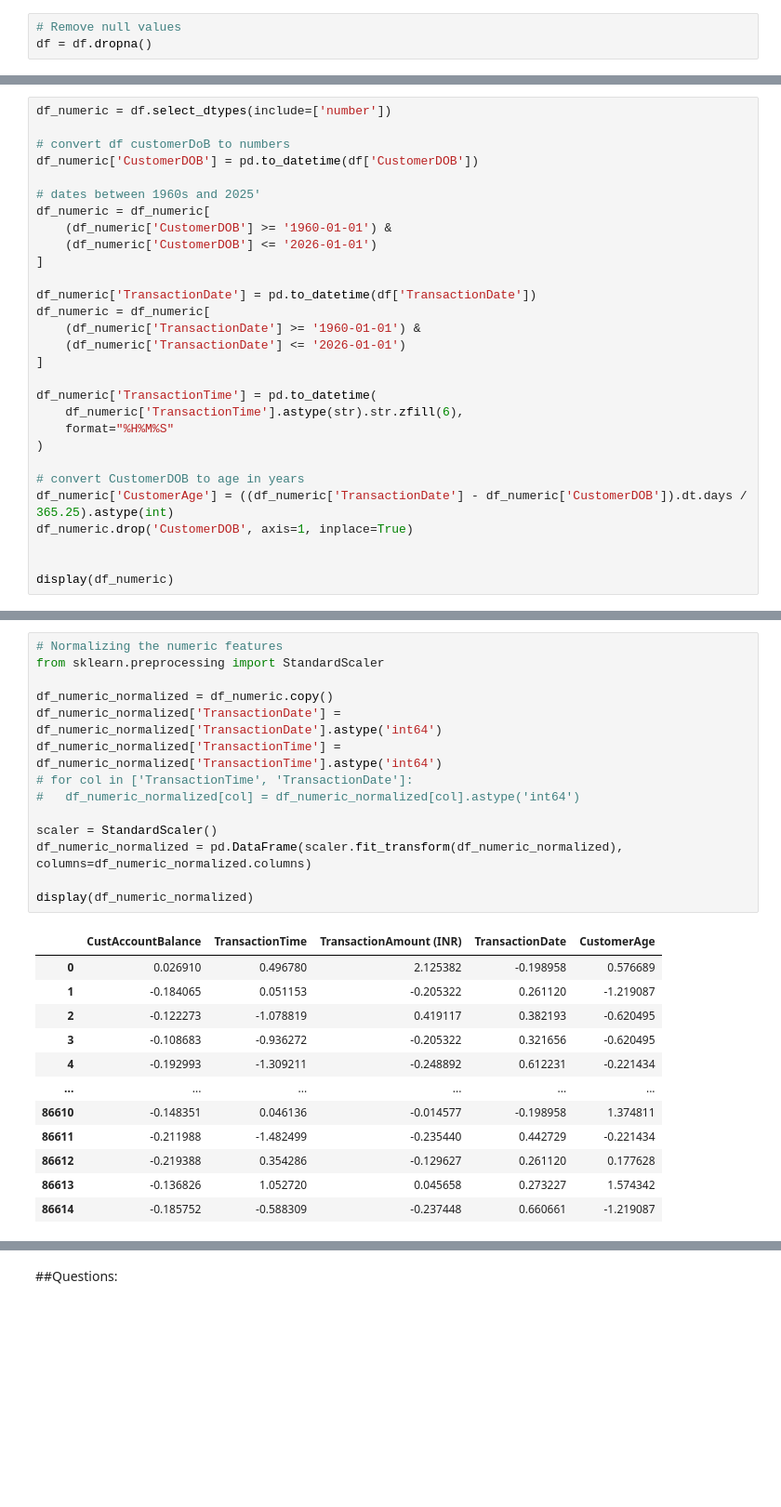
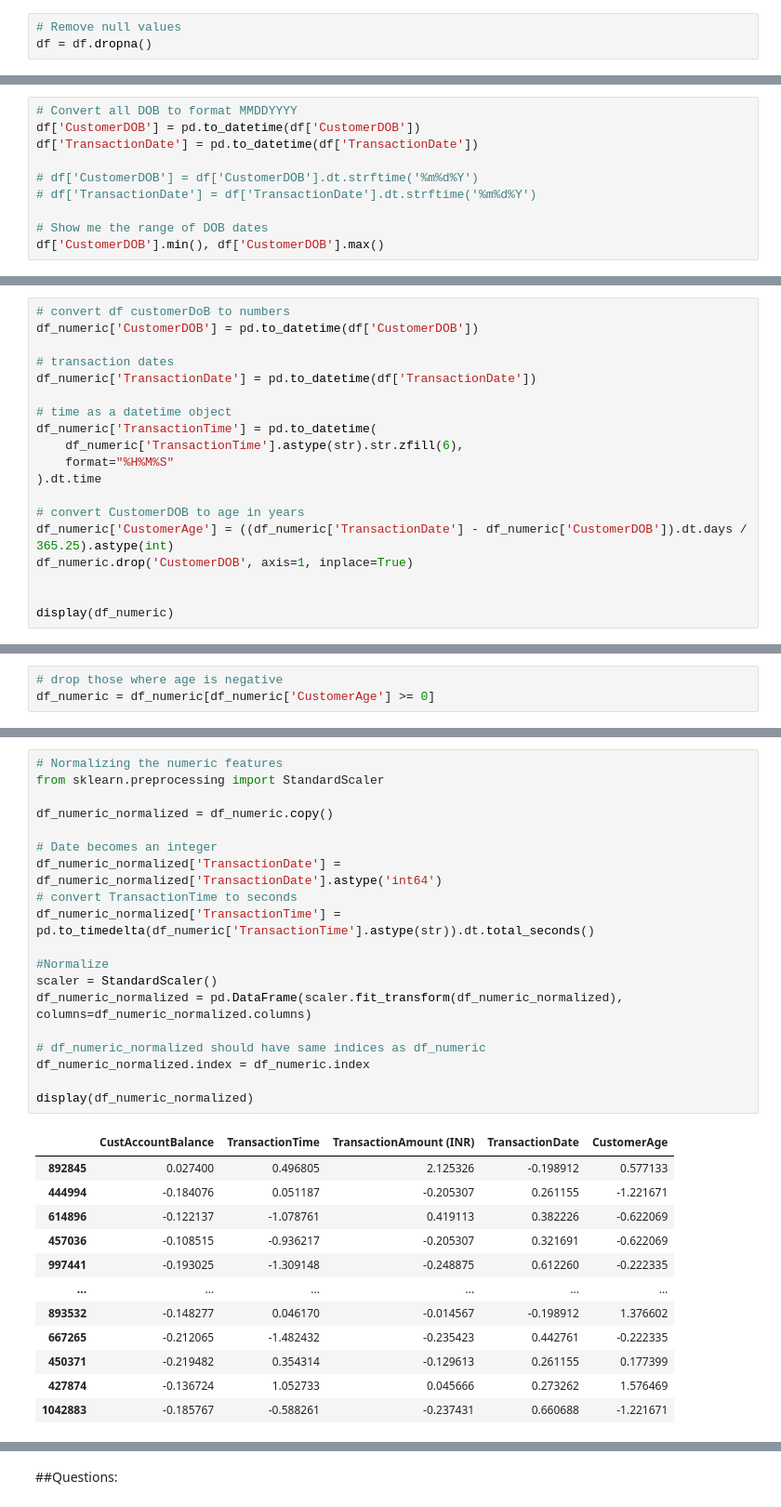
Before and after one commit to elhamod/BA820, a Jupyter notebook: Clustering/Bank_Transaction_Analysis.ipynb, the cells around one changed output, grey strips where cells are left out. Shown at 93% size. Cells and saved outputs as stored; diff of their text form; blank space fills up the shorter version.

```diff
--- a/Clustering/Bank_Transaction_Analysis.ipynb
+++ b/Clustering/Bank_Transaction_Analysis.ipynb
@@ -98,0 +99,10 @@ df = df.dropna()
+# %%
+# Convert all DOB to format MMDDYYYY
+df['CustomerDOB'] = pd.to_datetime(df['CustomerDOB'])
+df['TransactionDate'] = pd.to_datetime(df['TransactionDate'])
+
+# df['CustomerDOB'] = df['CustomerDOB'].dt.strftime('%m%d%Y')
+# df['TransactionDate'] = df['TransactionDate'].dt.strftime('%m%d%Y')
+
+# Show me the range of DOB dates
+df['CustomerDOB'].min(), df['CustomerDOB'].max()
@@ -99,25 +177,15 @@ df = df.dropna()
 # %%
-df_numeric = df.select_dtypes(include=['number'])
-
 # convert df customerDoB to numbers
 df_numeric['CustomerDOB'] = pd.to_datetime(df['CustomerDOB'])
 
-# dates between 1960s and 2025'
-df_numeric = df_numeric[
-    (df_numeric['CustomerDOB'] >= '1960-01-01') &
-    (df_numeric['CustomerDOB'] <= '2026-01-01')
-]
+# transaction dates
+df_numeric['TransactionDate'] = pd.to_datetime(df['TransactionDate'])
 
-df_numeric['TransactionDate'] = pd.to_datetime(df['TransactionDate'])
-df_numeric = df_numeric[
-    (df_numeric['TransactionDate'] >= '1960-01-01') &
-    (df_numeric['TransactionDate'] <= '2026-01-01')
-]
-
+# time as a datetime object
 df_numeric['TransactionTime'] = pd.to_datetime(
     df_numeric['TransactionTime'].astype(str).str.zfill(6),
     format="%H%M%S"
-)
+).dt.time
 
 # convert CustomerDOB to age in years
 df_numeric['CustomerAge'] = ((df_numeric['TransactionDate'] - df_numeric['CustomerDOB']).dt.days / 365.25).astype(int)
@@ -164,0 +237,3 @@ Normalize
+# %%
+# drop those where age is negative
+df_numeric = df_numeric[df_numeric['CustomerAge'] >= 0]
@@ -165,27 +242,32 @@ Normalize
 # %%
 # Normalizing the numeric features
 from sklearn.preprocessing import StandardScaler
 
 df_numeric_normalized = df_numeric.copy()
+
+# Date becomes an integer
 df_numeric_normalized['TransactionDate'] = df_numeric_normalized['TransactionDate'].astype('int64')
-df_numeric_normalized['TransactionTime'] = df_numeric_normalized['TransactionTime'].astype('int64')
-# for col in ['TransactionTime', 'TransactionDate']:
-#   df_numeric_normalized[col] = df_numeric_normalized[col].astype('int64')
+# convert TransactionTime to seconds
+df_numeric_normalized['TransactionTime'] = pd.to_timedelta(df_numeric['TransactionTime'].astype(str)).dt.total_seconds()
 
+#Normalize
 scaler = StandardScaler()
 df_numeric_normalized = pd.DataFrame(scaler.fit_transform(df_numeric_normalized), columns=df_numeric_normalized.columns)
 
+# df_numeric_normalized should have same indices as df_numeric
+df_numeric_normalized.index = df_numeric.index
+
 display(df_numeric_normalized)
 # %% [output]
 |  | CustAccountBalance | TransactionTime | TransactionAmount (INR) | TransactionDate | CustomerAge |
-| 0 | 0.026910 | 0.496780 | 2.125382 | -0.198958 | 0.576689 |
-| 1 | -0.184065 | 0.051153 | -0.205322 | 0.261120 | -1.219087 |
-| 2 | -0.122273 | -1.078819 | 0.419117 | 0.382193 | -0.620495 |
-| 3 | -0.108683 | -0.936272 | -0.205322 | 0.321656 | -0.620495 |
-| 4 | -0.192993 | -1.309211 | -0.248892 | 0.612231 | -0.221434 |
+| 892845 | 0.027400 | 0.496805 | 2.125326 | -0.198912 | 0.577133 |
+| 444994 | -0.184076 | 0.051187 | -0.205307 | 0.261155 | -1.221671 |
+| 614896 | -0.122137 | -1.078761 | 0.419113 | 0.382226 | -0.622069 |
+| 457036 | -0.108515 | -0.936217 | -0.205307 | 0.321691 | -0.622069 |
+| 997441 | -0.193025 | -1.309148 | -0.248875 | 0.612260 | -0.222335 |
 | ... | ... | ... | ... | ... | ... |
-| 86610 | -0.148351 | 0.046136 | -0.014577 | -0.198958 | 1.374811 |
-| 86611 | -0.211988 | -1.482499 | -0.235440 | 0.442729 | -0.221434 |
-| 86612 | -0.219388 | 0.354286 | -0.129627 | 0.261120 | 0.177628 |
-| 86613 | -0.136826 | 1.052720 | 0.045658 | 0.273227 | 1.574342 |
-| 86614 | -0.185752 | -0.588309 | -0.237448 | 0.660661 | -1.219087 |
+| 893532 | -0.148277 | 0.046170 | -0.014567 | -0.198912 | 1.376602 |
+| 667265 | -0.212065 | -1.482432 | -0.235423 | 0.442761 | -0.222335 |
+| 450371 | -0.219482 | 0.354314 | -0.129613 | 0.261155 | 0.177399 |
+| 427874 | -0.136724 | 1.052733 | 0.045666 | 0.273262 | 1.576469 |
+| 1042883 | -0.185767 | -0.588261 | -0.237431 | 0.660688 | -1.221671 |
```
Also changed, not shown: parts of 26 cells of this notebook.
